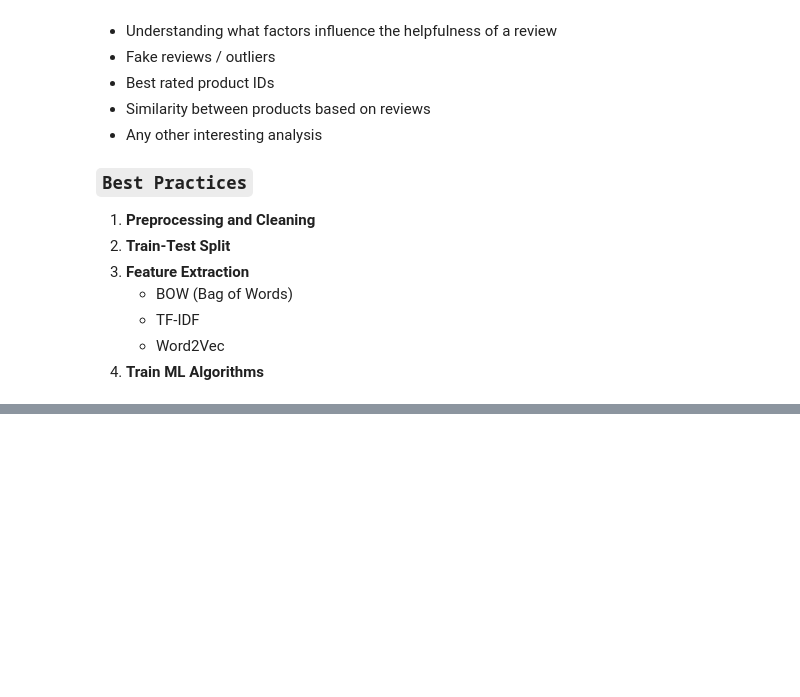
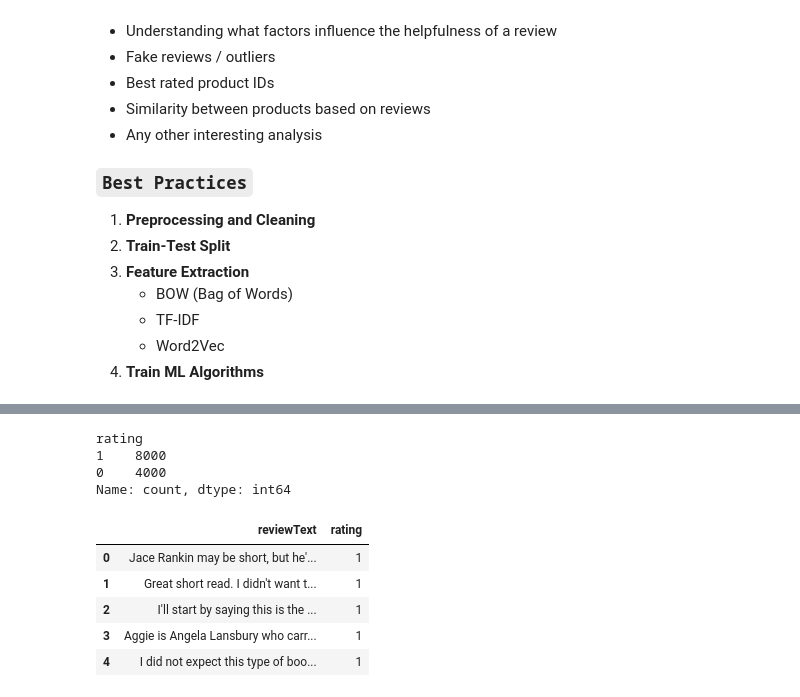
Before and after one commit to DEVELOPER-MANISH007/Data-Science--Course-Progress, a Jupyter notebook: 27. NLP For Machine Learning/17.part-1Kindle REview Sentiment Analysis/main.ipynb, the cells around one changed output, grey strips where cells are left out. Cells and saved outputs as stored; diff of their text form; code cells hidden in the pictures; blank space fills up the shorter version.

```diff
--- a/27. NLP For Machine Learning/17.part-1Kindle REview Sentiment Analysis/main.ipynb
+++ b/27. NLP For Machine Learning/17.part-1Kindle REview Sentiment Analysis/main.ipynb
@@ -199,0 +331,19 @@ memory usage: 1.0+ MB
+# %%
+## postive review is 1 and neg is 0
+df['rating'] = df['rating'].apply(lambda x:0 if x<3 else 1)
+# %%
+df['rating'].value_counts()
+# %% [output]
+rating
+1    8000
+0    4000
+Name: count, dtype: int64
+# %%
+df.head()
+# %% [output]
+|  | reviewText | rating |
+| 0 | Jace Rankin may be short, but he'... | 1 |
+| 1 | Great short read. I didn't want t... | 1 |
+| 2 | I'll start by saying this is the ... | 1 |
+| 3 | Aggie is Angela Lansbury who carr... | 1 |
+| 4 | I did not expect this type of boo... | 1 |
```
Also changed, not shown: parts of 25 cells of this notebook.
